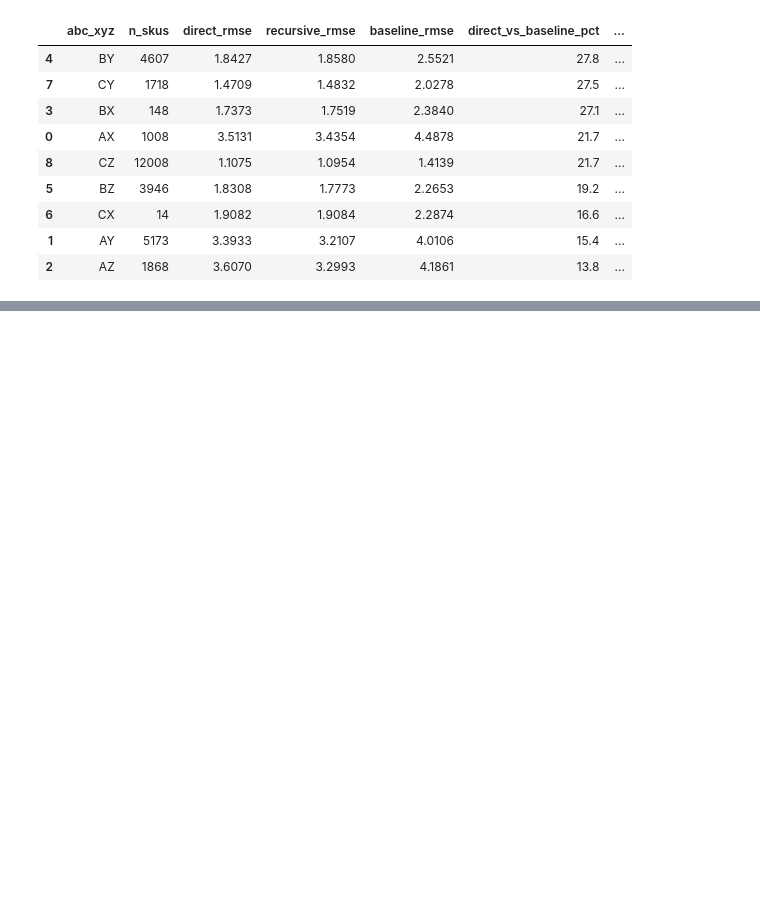
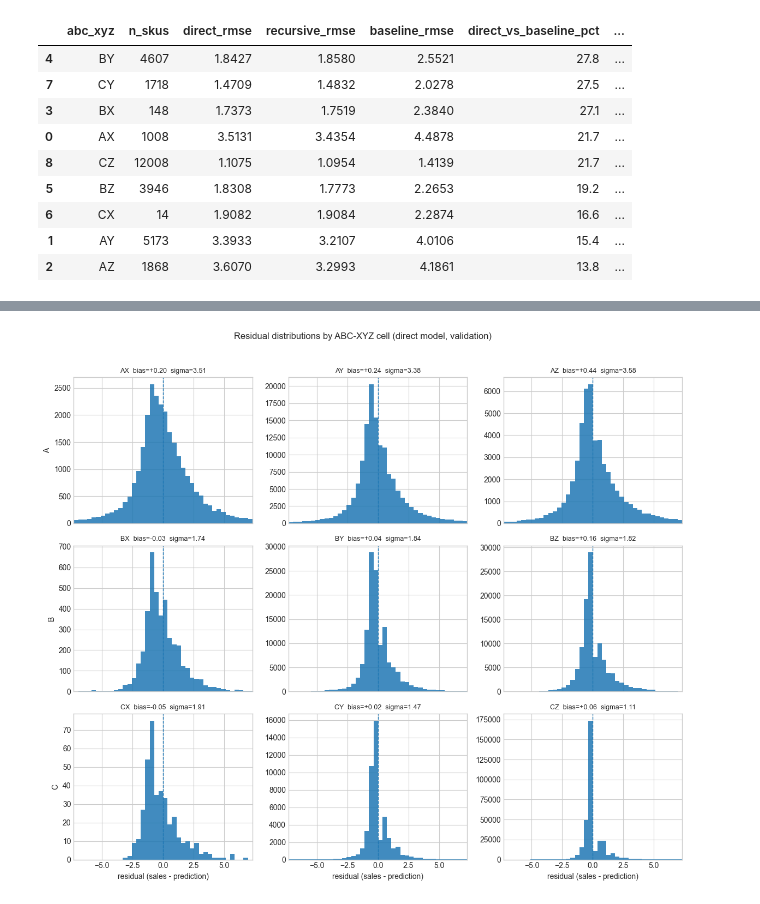
Before and after one commit to msburns24/sc-demand-forecasting, a Jupyter notebook: notebooks/05-evaluation.ipynb, the cells around one changed output, grey strips where cells are left out. Saved outputs shown, nothing was run; the diff lists cells and outputs as text; code cells hidden in the pictures; blank space fills up the shorter version.

Commit message:
feat(SCDF-21): Residual analysis and forecast error char.

```diff
--- a/notebooks/05-evaluation.ipynb
+++ b/notebooks/05-evaluation.ipynb
@@ -130,0 +142,4 @@ table[lift_cols].sort_values("direct_vs_baseline_pct", ascending=False)
+# %%
+residuals = pd.read_parquet("../data/processed/direct_val_residuals.parquet")
+error_stats = pd.read_csv("../outputs/error_stats.csv")
+error_stats
@@ -130,0 +157,34 @@ table[lift_cols].sort_values("direct_vs_baseline_pct", ascending=False)
+# %%
+rows, cols = ["A", "B", "C"], ["X", "Y", "Z"]
+stats_idx = error_stats.set_index("abc_xyz")
+
+# Shared x-limits (1st/99th percentile) so subplot width honestly encodes sigma.
+lo, hi = residuals["residual"].quantile([0.01, 0.99])
+xlim = (min(lo, -hi), max(hi, -lo))
+
+fig, axes = plt.subplots(3, 3, figsize=(12, 10), sharex=True, sharey=False)
+for i, abc in enumerate(rows):
+    for j, xyz in enumerate(cols):
+        cell = f"{abc}{xyz}"
+        ax = axes[i, j]
+        vals = residuals.loc[residuals["abc_xyz"] == cell, "residual"]
+        if len(vals) == 0:
+            ax.set_visible(False)
+            continue
+        ax.hist(vals, bins=40, range=xlim, alpha=0.85)
+        ax.axvline(0, linestyle="--", linewidth=1)
+        if cell in stats_idx.index:
+            s = stats_idx.loc[cell]
+            ax.set_title(f"{cell}  bias={s['bias']:+.2f}  sigma={s['sigma']:.2f}", fontsize=9)
+        ax.set_xlim(*xlim)
+        if i == 2:
+            ax.set_xlabel("residual (sales - prediction)")
+        if j == 0:
+            ax.set_ylabel(abc)
+
+fig.suptitle("Residual distributions by ABC-XYZ cell (direct model, validation)", y=1.02)
+fig.tight_layout()
+fig.savefig("../outputs/error_distributions.png", dpi=150, bbox_inches="tight")
+plt.show()
+# %% [output]
+[figure, added]
```
Also changed, not shown: parts of 4 cells of this notebook, 8 other files.
